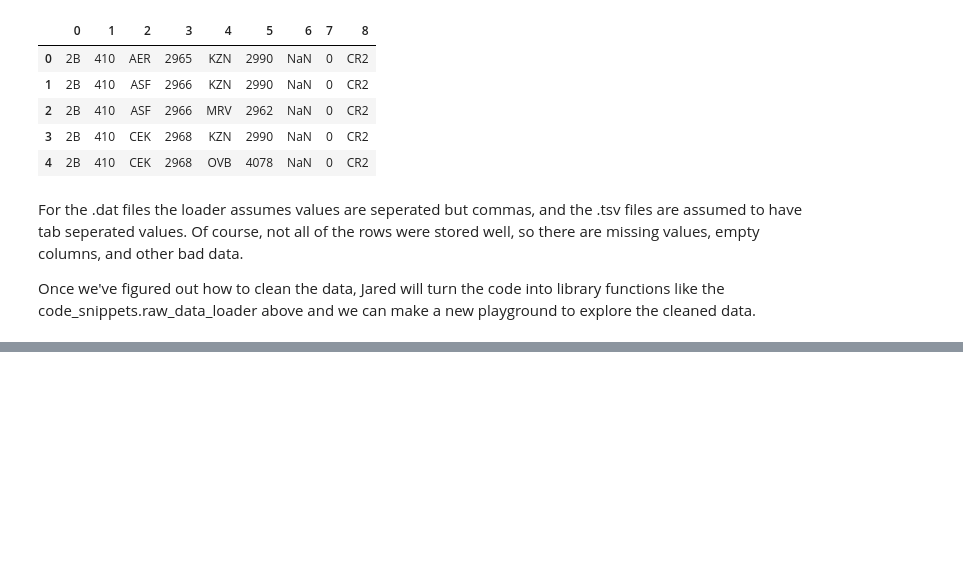
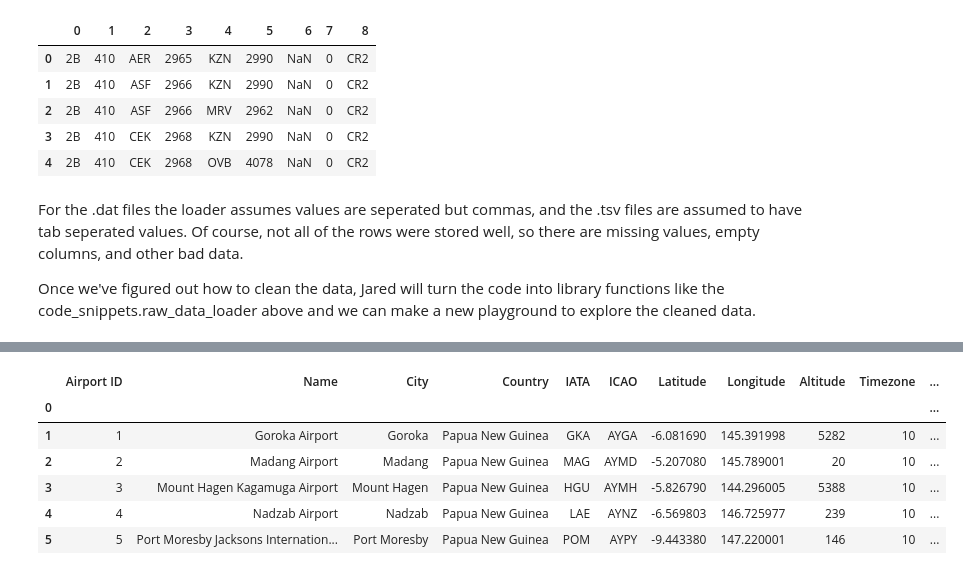
Before and after one commit to jbrannan565/cpts_415_project_group_11, a Jupyter notebook: raw-data-playground.ipynb, the cells around one changed output, grey strips where cells are left out. Drawn from its saved outputs; the diff is of its cells as text; code cells hidden in the pictures; blank space fills up the shorter version.

```diff
--- a/raw-data-playground.ipynb
+++ b/raw-data-playground.ipynb
@@ -54,0 +69,29 @@ Once we've figured out how to clean the data, Jared will turn the code into libr
+# %%
+# set  index given by data
+airports_df = airports_raw_df.set_index(airports_raw_df[0])[[0,1,2,3,4,5,6,7,8,9,10,11,12,13]]
+# %%
+# Rename columns
+airport_col_names = {
+    0: "Airport ID",
+    1: "Name",
+    2: "City",
+    3: "Country",
+    4: "IATA",
+    5: "ICAO",
+    6: "Latitude",
+    7: "Longitude",
+    8: "Altitude",
+    9: "Timezone",
+    10: "DST",
+    11: "Tz database timezone",
+    12: "Type",
+    13: "Source"
+}
+airports_df = airports_df.rename(columns=airport_col_names)
+# %%
+# replace '\N' with None
+airports_df = airports_df.replace('\\N', np.nan)
+# %%
+# I noticed an "-", so we'll make those null too
+airports_df.replace(['-'], np.nan, inplace=True)
+airports_df.head()
@@ -54,0 +105,12 @@ Once we've figured out how to clean the data, Jared will turn the code into libr
+# %%
+# I noticed an "Unknown", so we'll make those null too
+airports_df.replace(['Unknown'], np.nan, inplace=True)
+airports_df.head()
+# %% [output]
+|  | Airport ID | Name | City | Country | IATA | ICAO | Latitude | Longitude | Altitude | Timezone | ... |
+| 0 |  |  |  |  |  |  |  |  |  |  | ... |
+| 1 | 1 | Goroka Airport | Goroka | Papua New Guinea | GKA | AYGA | -6.081690 | 145.391998 | 5282 | 10 | ... |
+| 2 | 2 | Madang Airport | Madang | Papua New Guinea | MAG | AYMD | -5.207080 | 145.789001 | 20 | 10 | ... |
+| 3 | 3 | Mount Hagen Kagamuga Airport | Mount Hagen | Papua New Guinea | HGU | AYMH | -5.826790 | 144.296005 | 5388 | 10 | ... |
+| 4 | 4 | Nadzab Airport | Nadzab | Papua New Guinea | LAE | AYNZ | -6.569803 | 146.725977 | 239 | 10 | ... |
+| 5 | 5 | Port Moresby Jacksons Internation... | Port Moresby | Papua New Guinea | POM | AYPY | -9.443380 | 147.220001 | 146 | 10 | ... |
```
Also changed, not shown: parts of 33 cells of this notebook, 13 other files.
